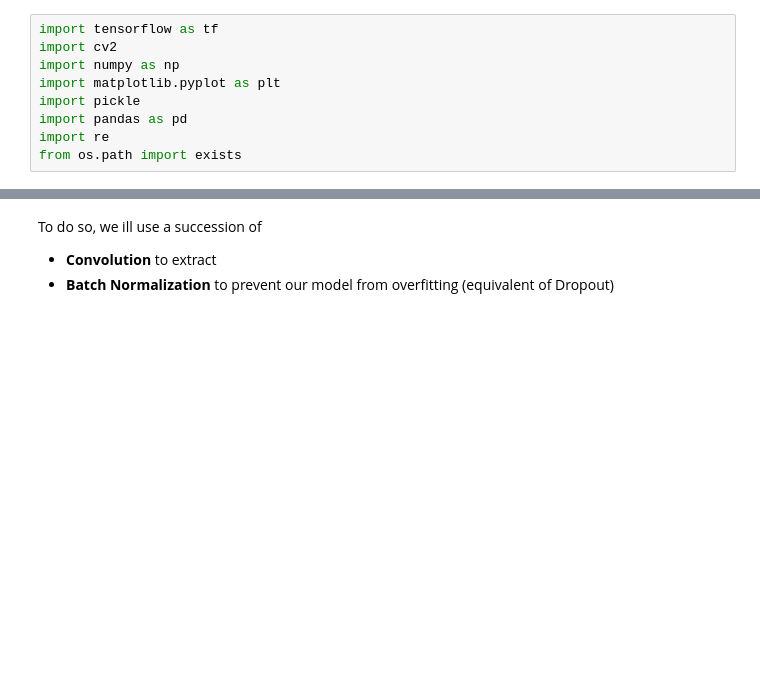
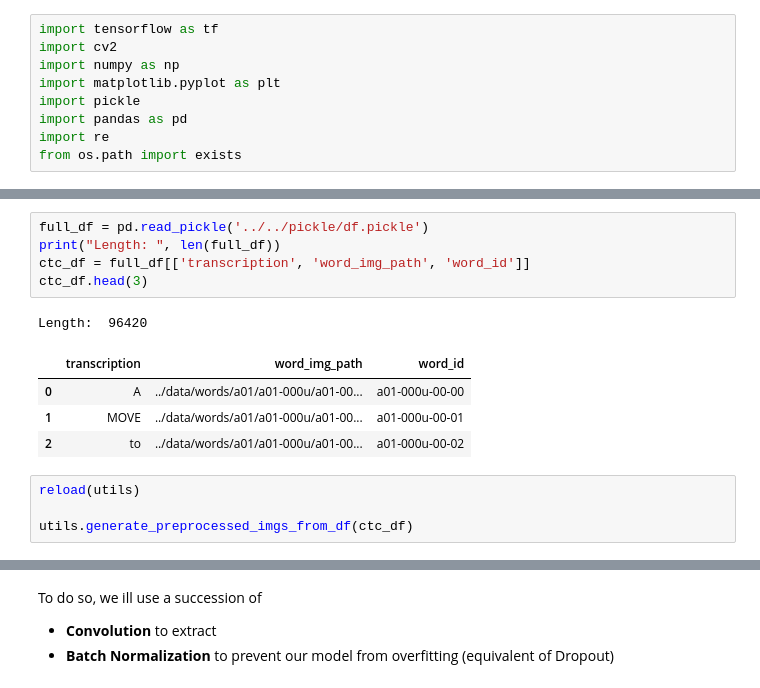
Before and after one commit to sfc-gh-zblackwood/OCRPyMan, a Jupyter notebook: notebooks/text_recognition/ctc.ipynb, the cells around one changed output, grey strips where cells are left out. Saved outputs shown, nothing was run; the diff lists cells and outputs as text; blank space fills up the shorter version.

```diff
--- a/notebooks/text_recognition/ctc.ipynb
+++ b/notebooks/text_recognition/ctc.ipynb
@@ -21,0 +48,15 @@ img_size = (32, 128)
+# %%
+full_df = pd.read_pickle('../../pickle/df.pickle')
+print("Length: ", len(full_df))
+ctc_df = full_df[['transcription', 'word_img_path', 'word_id']]
+ctc_df.head(3)
+# %% [output]
+Length:  96420
+|  | transcription | word_img_path | word_id |
+| 0 | A | ../data/words/a01/a01-000u/a01-00... | a01-000u-00-00 |
+| 1 | MOVE | ../data/words/a01/a01-000u/a01-00... | a01-000u-00-01 |
+| 2 | to | ../data/words/a01/a01-000u/a01-00... | a01-000u-00-02 |
+# %%
+reload(utils)
+
+utils.generate_preprocessed_imgs_from_df(ctc_df)
```
Also changed, not shown: parts of 20 cells of this notebook, 6 other files.
